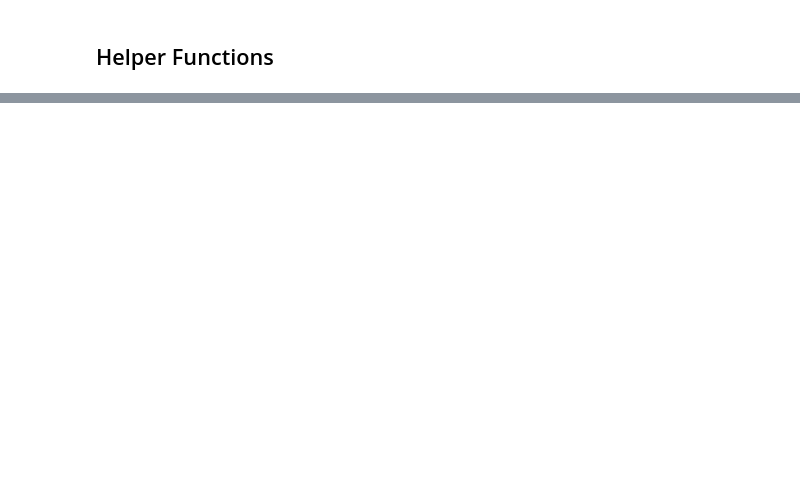
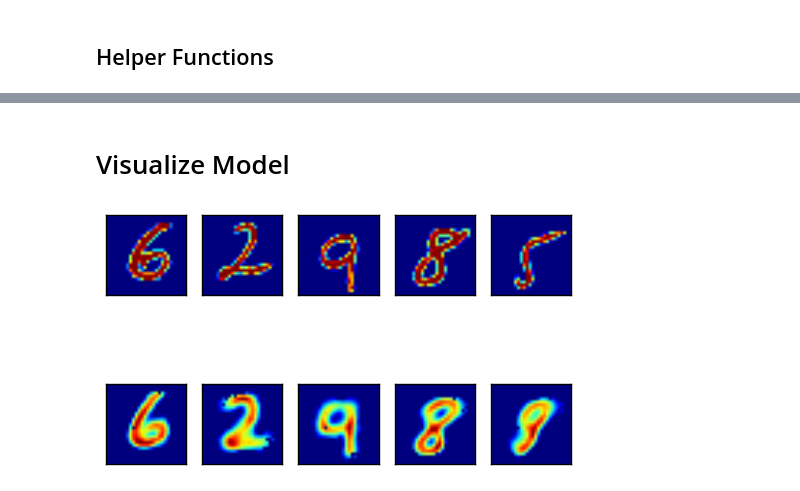
Before and after one commit to themattinthehatt/dreamscape, a Jupyter notebook: vae-mnist.ipynb, the cells around one changed output, grey strips where cells are left out. Drawn from its saved outputs; the diff is of its cells as text; code cells hidden in the pictures; blank space fills up the shorter version.

Commit message:
first version of vae-mnist

```diff
--- a/vae-mnist.ipynb
+++ b/vae-mnist.ipynb
@@ -138,0 +89,28 @@ y_conv = tf.nn.softmax(tf.matmul(h_fc1_drop, W_fc2) + b_fc2)
+# %%
+# push data through the encoding function to determine mean and std
+# of latent vars
+z_enc = [];
+for i in range(num_layers_enc):
+    if i == 0:
+        z_enc.append(x);
+    else:
+        z_enc.append(tf.nn.relu(tf.add(tf.matmul(z_enc[i-1], weights_enc[i-1]), \
+                     biases_enc[i-1])))
+
+z_mean = tf.add(tf.matmul(z_enc[-1], weights_mean), biases_mean)
+# estimating log of the variance is easier since the latent loss has
+# a log determinant term
+z_log_var = tf.add(tf.matmul(z_enc[-1], weights_log_var), biases_log_var)
+
+# push data through the decoding function to reconstruct data
+z_dec = [];
+for i in range(num_layers_dec):
+    if i == 0:
+        # z = mu + sigma*epsilon
+        z_dec.append(tf.add(z_mean,
+                     tf.mul(eps, tf.sqrt(tf.exp(z_log_var)))))
+    else:
+        z_dec.append(tf.nn.relu(tf.add(tf.matmul(z_dec[i-1], weights_dec[i-1]), \
+                     biases_dec[i-1])))
+
+x_recon = z_dec[-1]
@@ -187,0 +176,21 @@ test accuracy 0.9733
+# %% [markdown]
+# Visualize Model
+# %%
+batch = mnist.train.next_batch(batch_size)
+# eps_ = np.random.randn(batch_size, num_lvs)
+eps_ = np.zeros((batch_size, num_lvs))
+recon = x_recon.eval(feed_dict={x: batch[0], eps: eps_})
+
+f, ax = plt.subplots(2,5)
+for j in range(5):
+    ax[0,j].imshow(np.reshape(batch[0][j,:], (28, 28)))
+    ax[0,j].axes.get_xaxis().set_visible(False)
+    ax[0,j].axes.get_yaxis().set_visible(False)
+
+    ax[1,j].imshow(np.reshape(recon[j,:], (28, 28)))
+    ax[1,j].axes.get_xaxis().set_visible(False)
+    ax[1,j].axes.get_yaxis().set_visible(False)
+
+plt.show()
+# %% [output]
+[figure, added]
```
Also changed, not shown: parts of 23 cells of this notebook.
